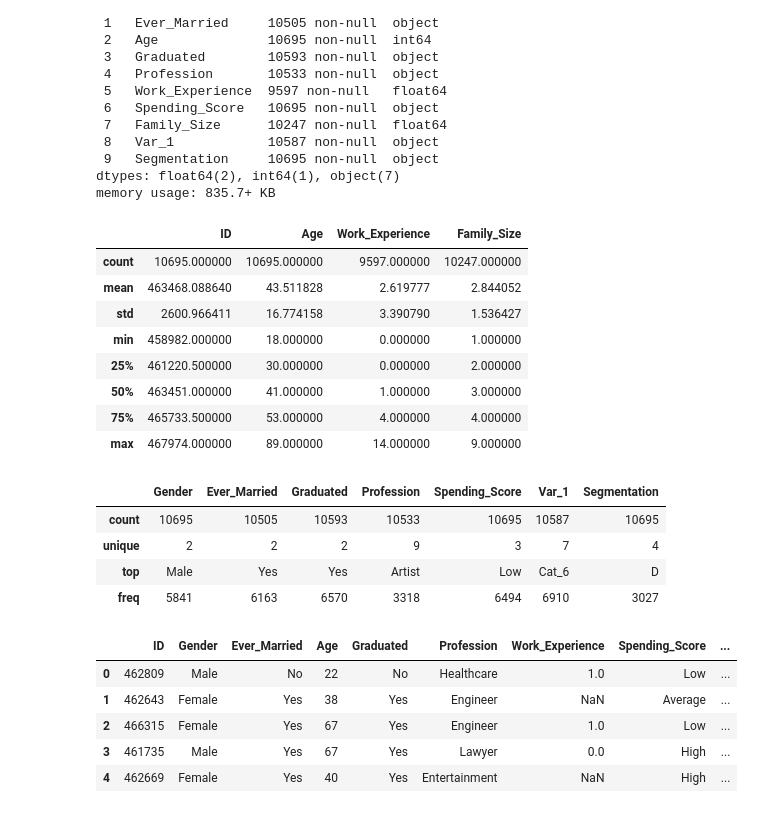
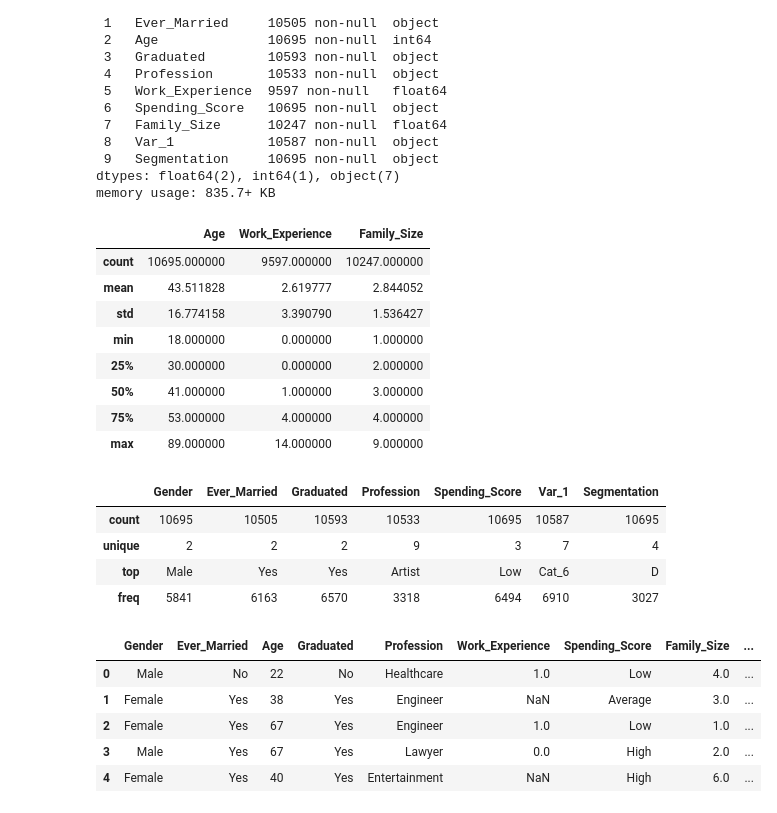
Before and after one commit to MtHenriqueF/Customer-segmentation-clustering, a Jupyter notebook: clustering.ipynb, the cells around one changed output. Drawn from its saved outputs; the diff is of its cells as text; code cells hidden in the pictures.

```diff
--- a/clustering.ipynb
+++ b/clustering.ipynb
@@ -109,15 +112,15 @@ Data columns (total 10 columns):
 dtypes: float64(2), int64(1), object(7)
 memory usage: 835.7+ KB
 # %%
-df_combined.describe()
+df.describe()
 # %% [output]
-|  | ID | Age | Work_Experience | Family_Size |
-| count | 10695.000000 | 10695.000000 | 9597.000000 | 10247.000000 |
-| mean | 463468.088640 | 43.511828 | 2.619777 | 2.844052 |
-| std | 2600.966411 | 16.774158 | 3.390790 | 1.536427 |
-| min | 458982.000000 | 18.000000 | 0.000000 | 1.000000 |
-| 25% | 461220.500000 | 30.000000 | 0.000000 | 2.000000 |
-| 50% | 463451.000000 | 41.000000 | 1.000000 | 3.000000 |
-| 75% | 465733.500000 | 53.000000 | 4.000000 | 4.000000 |
-| max | 467974.000000 | 89.000000 | 14.000000 | 9.000000 |
+|  | Age | Work_Experience | Family_Size |
+| count | 10695.000000 | 9597.000000 | 10247.000000 |
+| mean | 43.511828 | 2.619777 | 2.844052 |
+| std | 16.774158 | 3.390790 | 1.536427 |
+| min | 18.000000 | 0.000000 | 1.000000 |
+| 25% | 30.000000 | 0.000000 | 2.000000 |
+| 50% | 41.000000 | 1.000000 | 3.000000 |
+| 75% | 53.000000 | 4.000000 | 4.000000 |
+| max | 89.000000 | 14.000000 | 9.000000 |
 # %%
@@ -129,12 +132,12 @@ df_combined.describe(include='object')
 | top | Male | Yes | Yes | Artist | Low | Cat_6 | D |
 | freq | 5841 | 6163 | 6570 | 3318 | 6494 | 6910 | 3027 |
 # %%
-df_combined.head()
+df.head()
 # %% [output]
-|  | ID | Gender | Ever_Married | Age | Graduated | Profession | Work_Experience | Spending_Score | ... |
-| 0 | 462809 | Male | No | 22 | No | Healthcare | 1.0 | Low | ... |
-| 1 | 462643 | Female | Yes | 38 | Yes | Engineer | NaN | Average | ... |
-| 2 | 466315 | Female | Yes | 67 | Yes | Engineer | 1.0 | Low | ... |
-| 3 | 461735 | Male | Yes | 67 | Yes | Lawyer | 0.0 | High | ... |
-| 4 | 462669 | Female | Yes | 40 | Yes | Entertainment | NaN | High | ... |
+|  | Gender | Ever_Married | Age | Graduated | Profession | Work_Experience | Spending_Score | Family_Size | ... |
+| 0 | Male | No | 22 | No | Healthcare | 1.0 | Low | 4.0 | ... |
+| 1 | Female | Yes | 38 | Yes | Engineer | NaN | Average | 3.0 | ... |
+| 2 | Female | Yes | 67 | Yes | Engineer | 1.0 | Low | 1.0 | ... |
+| 3 | Male | Yes | 67 | Yes | Lawyer | 0.0 | High | 2.0 | ... |
+| 4 | Female | Yes | 40 | Yes | Entertainment | NaN | High | 6.0 | ... |
 # %%
```
Also changed, not shown: parts of 15 cells of this notebook.
